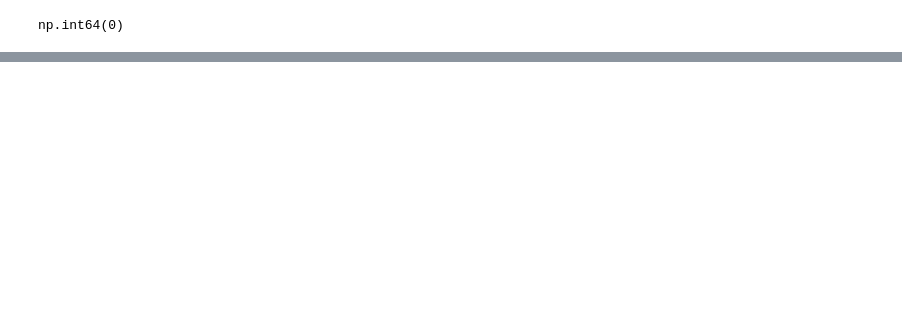
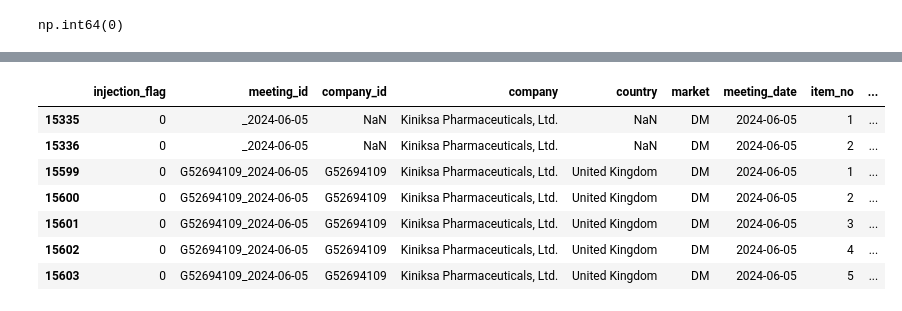
Before and after one commit to prakum04/hackaton-Eiklab, a Jupyter notebook: main.ipynb, the cells around one changed output, grey strips where cells are left out. Cells and saved outputs as stored; diff of their text form; code cells hidden in the pictures; blank space fills up the shorter version.

```diff
--- a/main.ipynb
+++ b/main.ipynb
@@ -22,0 +110,11 @@ np.int64(0)
+# %%
+df[df["company"] == "Kiniksa Pharmaceuticals, Ltd."]
+# %% [output]
+|  | injection_flag | meeting_id | company_id | company | country | market | meeting_date | item_no | ... |
+| 15335 | 0 | _2024-06-05 | NaN | Kiniksa Pharmaceuticals, Ltd. | NaN | DM | 2024-06-05 | 1 | ... |
+| 15336 | 0 | _2024-06-05 | NaN | Kiniksa Pharmaceuticals, Ltd. | NaN | DM | 2024-06-05 | 2 | ... |
+| 15599 | 0 | G52694109_2024-06-05 | G52694109 | Kiniksa Pharmaceuticals, Ltd. | United Kingdom | DM | 2024-06-05 | 1 | ... |
+| 15600 | 0 | G52694109_2024-06-05 | G52694109 | Kiniksa Pharmaceuticals, Ltd. | United Kingdom | DM | 2024-06-05 | 2 | ... |
+| 15601 | 0 | G52694109_2024-06-05 | G52694109 | Kiniksa Pharmaceuticals, Ltd. | United Kingdom | DM | 2024-06-05 | 3 | ... |
+| 15602 | 0 | G52694109_2024-06-05 | G52694109 | Kiniksa Pharmaceuticals, Ltd. | United Kingdom | DM | 2024-06-05 | 4 | ... |
+| 15603 | 0 | G52694109_2024-06-05 | G52694109 | Kiniksa Pharmaceuticals, Ltd. | United Kingdom | DM | 2024-06-05 | 5 | ... |
```
Also changed, not shown: parts of 12 cells of this notebook.
